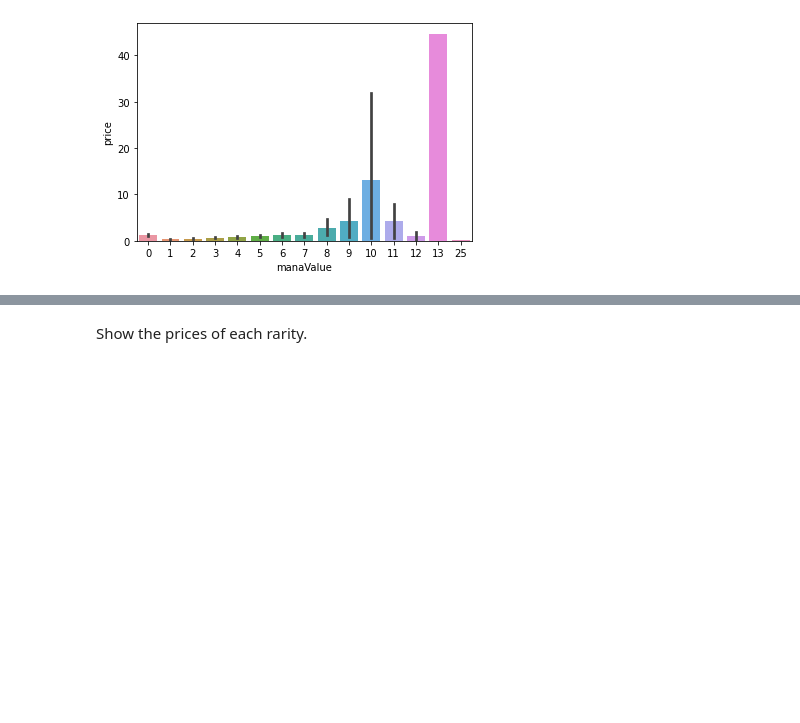
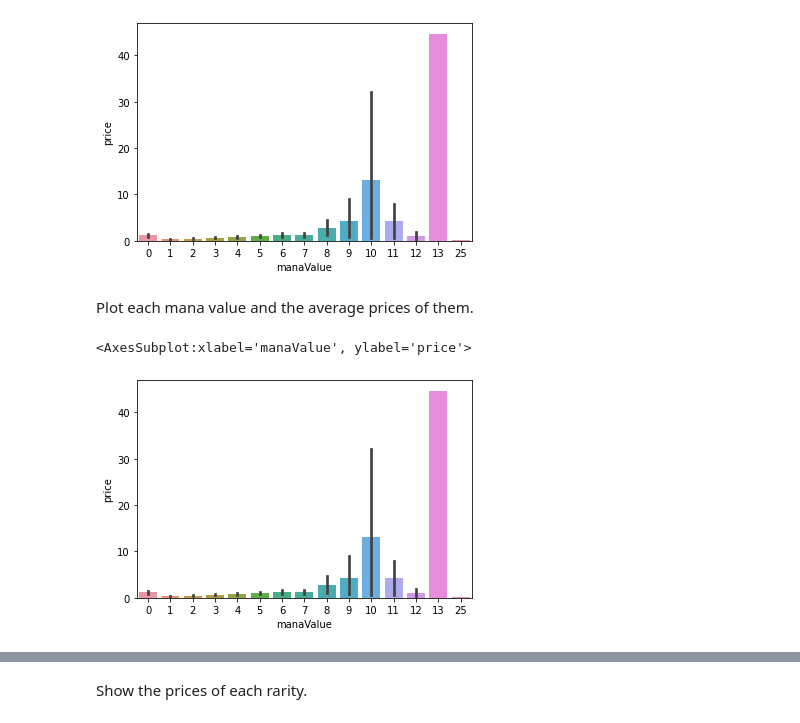
Before and after one commit to LukeNoles/MTGdataset, a Jupyter notebook: MTGdataset/mtg.ipynb, the cells around one changed output, grey strips where cells are left out. Saved outputs shown, nothing was run; the diff lists cells and outputs as text; code cells hidden in the pictures; blank space fills up the shorter version.

```diff
--- a/MTGdataset/mtg.ipynb
+++ b/MTGdataset/mtg.ipynb
@@ -89,4 +105,11 @@ sns.barplot(x=df.manaValue, y = df.price)
 # %% [output]
 <AxesSubplot:xlabel='manaValue', ylabel='price'>
 [figure]
+# %% [markdown]
+Plot each mana value and the average prices of them.
+# %%
+sns.barplot(x=df.manaValue, y = df.price)
+# %% [output]
+<AxesSubplot:xlabel='manaValue', ylabel='price'>
+[figure, added]
 # %% [markdown]
```
Also changed, not shown: parts of 6 cells of this notebook.
